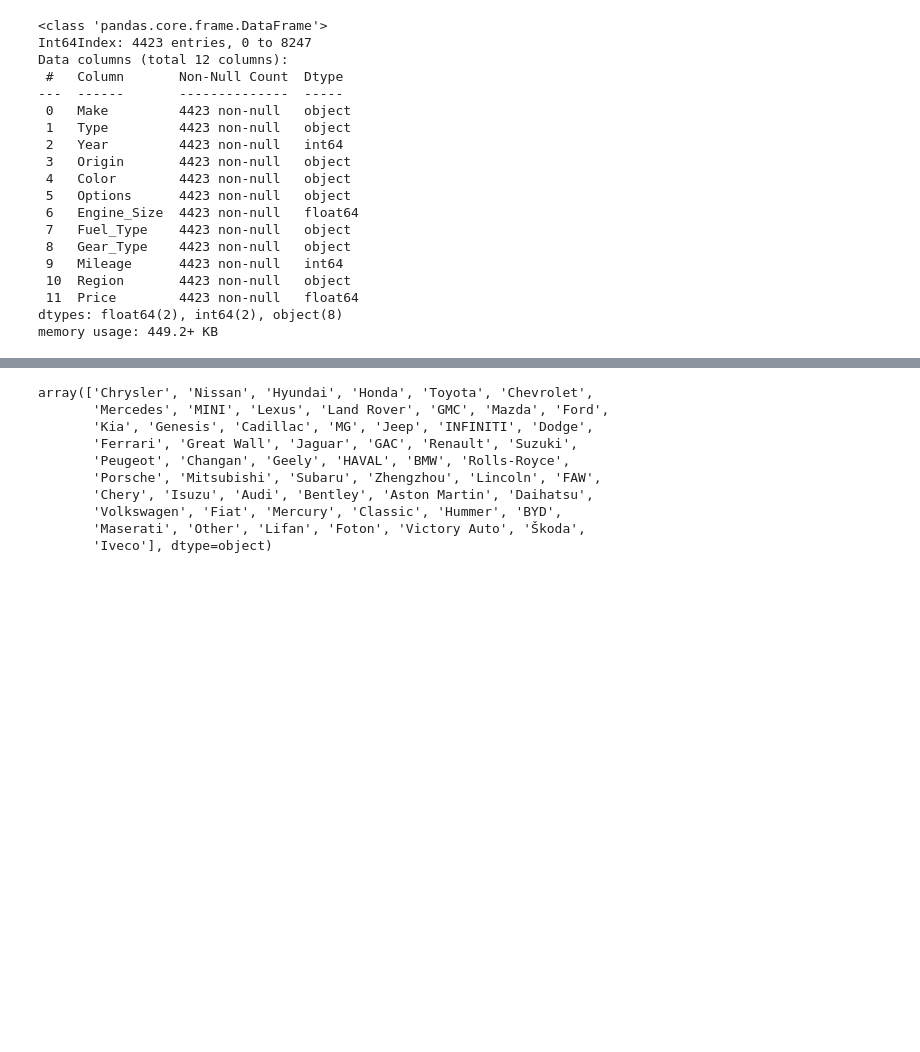
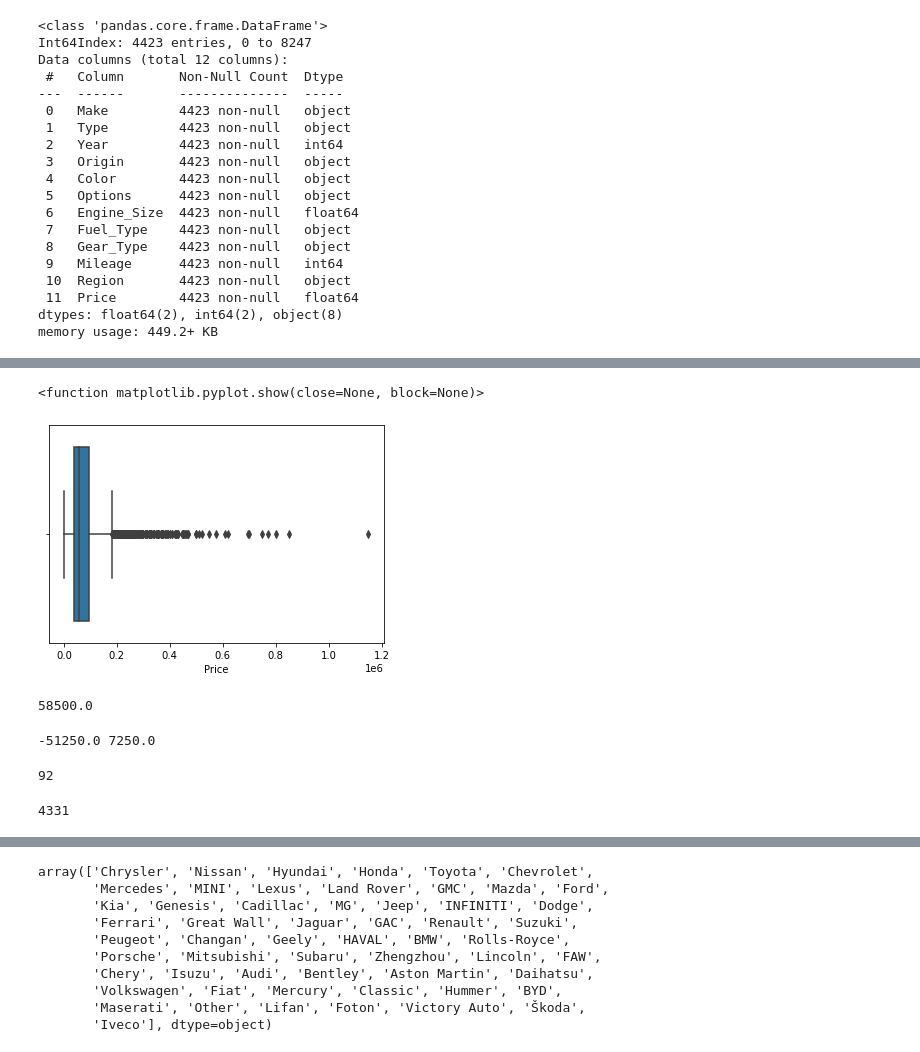
Before and after one commit to TasneemHalawani/SDAIA-Tuwaiq-Bootcamp, a Jupyter notebook: SaudiUsedCars.ipynb, the cells around one changed output, grey strips where cells are left out. Cells and saved outputs as stored; diff of their text form; code cells hidden in the pictures; blank space fills up the shorter version.

```diff
--- a/SaudiUsedCars.ipynb
+++ b/SaudiUsedCars.ipynb
@@ -290,0 +320,11 @@ memory usage: 449.2+ KB
+# %%
+sns.boxplot(x=df['Price'])
+plt.show
+# %% [output]
+<function matplotlib.pyplot.show(close=None, block=None)>
+[figure, added]
+# %%
+IQR_Price = df['Price'].quantile(.75)-df['Price'].quantile(.25)
+IQR_Price
+# %% [output]
+58500.0
@@ -290,0 +334,14 @@ memory usage: 449.2+ KB
+# %%
+print(Price_lower,Price_upper)
+# %% [output]
+-51250.0 7250.0
+# %%
+outliers_15_low_price = (df['Price']<Price_lower)
+outliers_15_up_price =(df['Price']>Price_upper)
+len(df['Price']) - (len (df['Price'][outliers_15_up_price])+len (df['Price'][outliers_15_low_price]))
+# %% [output]
+92
+# %%
+len (df['Price'][outliers_15_up_price])
+# %% [output]
+4331
```
Also changed, not shown: parts of 74 cells of this notebook.
